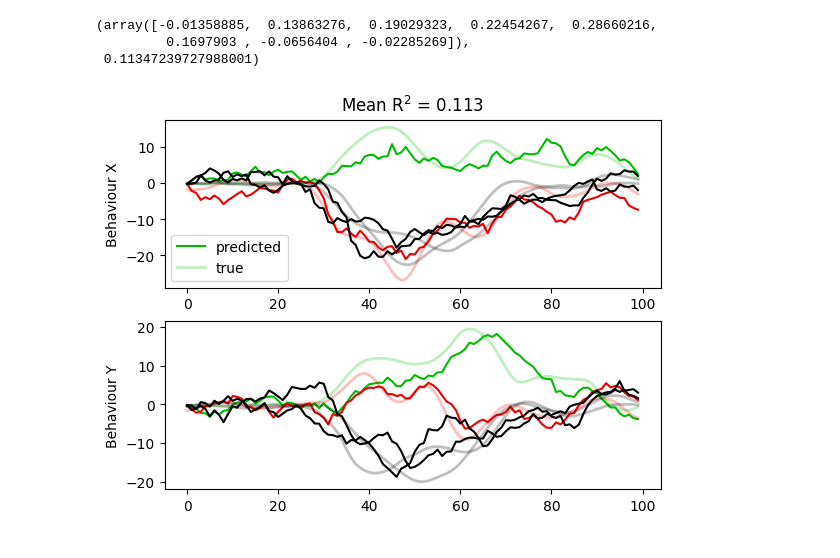
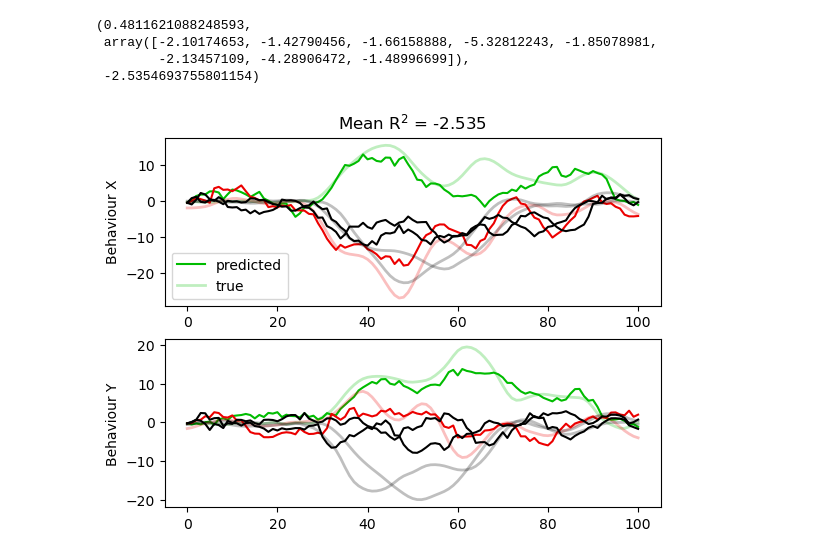
Before and after one commit to NinelK/BAND-torch, a Jupyter notebook: notebooks/psid.ipynb, the cells around one changed output. Cells and saved outputs as stored; diff of their text form; code cells hidden in the pictures.

```diff
--- a/notebooks/psid.ipynb
+++ b/notebooks/psid.ipynb
@@ -26,0 +117,27 @@ model = PSID.PSID(
+# %%
+#predict factors
+train_predictions = []
+for trial in range(data['train_recon_data'].shape[0]):
+    train_predictions.append(model.predict(data['train_recon_data'][trial])[2])
+
+train_predictions = np.array(train_predictions)
+
+predictions = []
+for trial in range(data['valid_recon_data'].shape[0]):
+    predictions.append(model.predict(data['valid_recon_data'][trial])[2])
+
+predictions = np.array(predictions)
+
+# train ridge regression to predict behavior from factors
+from sklearn.linear_model import Ridge
+X_train = train_predictions.reshape(-1,train_predictions.shape[-1])
+Y_train = data['train_behavior'][:].reshape(-1,data['train_behavior'].shape[-1])
+X_test = predictions.reshape(-1,predictions.shape[-1])
+ridge = Ridge(alpha=1).fit(X_train, Y_train)
+Y_pred = ridge.predict(X_test).reshape(data['valid_behavior'].shape)
+
+X_train = train_predictions[...,:n_beh_factors].reshape(-1,n_beh_factors)
+Y_train = data['train_behavior'][:].reshape(-1,data['train_behavior'].shape[-1])
+X_test = predictions[...,:n_beh_factors].reshape(-1,n_beh_factors)
+rel_ridge = Ridge(alpha=1).fit(X_train, Y_train)
+rel_Y_pred = rel_ridge.predict(X_test).reshape(data['valid_behavior'].shape)
@@ -27,43 +216,48 @@ model = PSID.PSID(
 # %%
 colors = plt.cm.nipy_spectral(np.arange(8)/8)
 
-directions = data['test_target_direction']
+directions = data['valid_target_direction']
 unique_dirs = sorted(set(directions))
 direction_index = [unique_dirs.index(i) for i in directions]
 
 predictions = []
-for trial in range(data['test_data'].shape[0]):
-    predictions.append(model.predict(data['test_data'][trial])[0])
+for trial in range(data['valid_recon_data'].shape[0]):
+    predictions.append(model.predict(data['valid_recon_data'][trial])[0])
 predictions = np.array(predictions)
 
 R2 = np.empty((len(unique_dirs))) # directions
 for i,d in enumerate(unique_dirs):
-  precision_error = (predictions[directions==d] - data['test_behavior'][directions==d])**2
-  total_variance = (predictions[directions==d] - data['test_behavior'][directions==d].mean(0))**2+1e-6
+  precision_error = (predictions[directions==d] - data['valid_behavior'][directions==d])**2
+  total_variance = (data['valid_behavior'][:][directions==d] - data['valid_behavior'][directions==d].mean(0))**2+1e-6
   R2[i] = 1 - precision_error.sum()/total_variance.sum() # sum over trials and time and space
 
+precision_error = (predictions - data['valid_behavior'][:])**2
+total_variance = (data['valid_behavior'][:] - data['valid_behavior'][:].mean(0))**2+1e-6
+R2_all = 1 - precision_error.sum()/total_variance.sum() # sum over trials and time and space
+
 for trial in range(4,8):
-    b = data['test_behavior'][trial]
+    b = data['valid_behavior'][trial]
     p = predictions[trial]
     plt.subplot(2,1,1)
     plt.plot(p[:,0],'-', c=colors[direction_index[trial]], label='predicted')
     plt.plot(b[:,0], '-', c=colors[direction_index[trial]], alpha= 0.25, lw=2, label='true')
     plt.subplot(2,1,2)
     plt.plot(p[:,1],'-', c=colors[direction_index[trial]])
     plt.plot(b[:,1], '-', c=colors[direction_index[trial]], alpha= 0.25, lw=2)
 plt.subplot(2,1,1)
 plt.ylabel('Behaviour X')
 plt.title(f'Mean R$^2$ = {R2.mean():.3f}')
 plt.legend(['predicted', 'true'])
 plt.subplot(2,1,2)
 plt.ylabel('Behaviour Y')
 
-R2, R2.mean()
+R2_all, R2, R2.mean()
 # %% [output]
-(array([-0.01358885,  0.13863276,  0.19029323,  0.22454267,  0.28660216,
-         0.1697903 , -0.0656404 , -0.02285269]),
- 0.11347239727988001)
+(0.4811621088248593,
+ array([-2.10174653, -1.42790456, -1.66158888, -5.32812243, -1.85078981,
+        -2.13457109, -4.28906472, -1.48996699]),
+ -2.5354693755801154)
-[figure, old version]
+[figure, new version]
 # %%
 plt.imshow(model.A, vmin=0, vmax=1)
 plt.colorbar()
```
Also changed, not shown: parts of 20 cells of this notebook.
